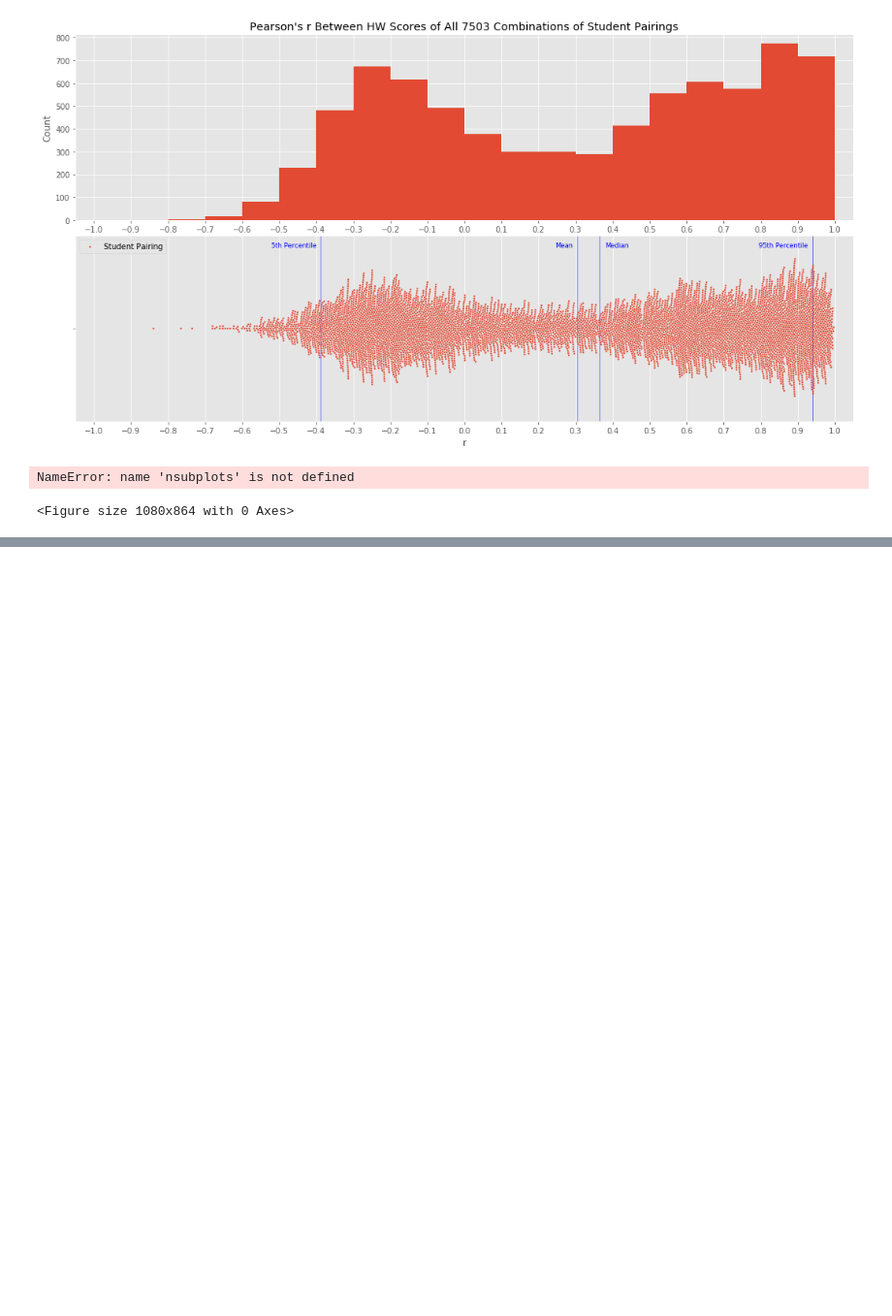
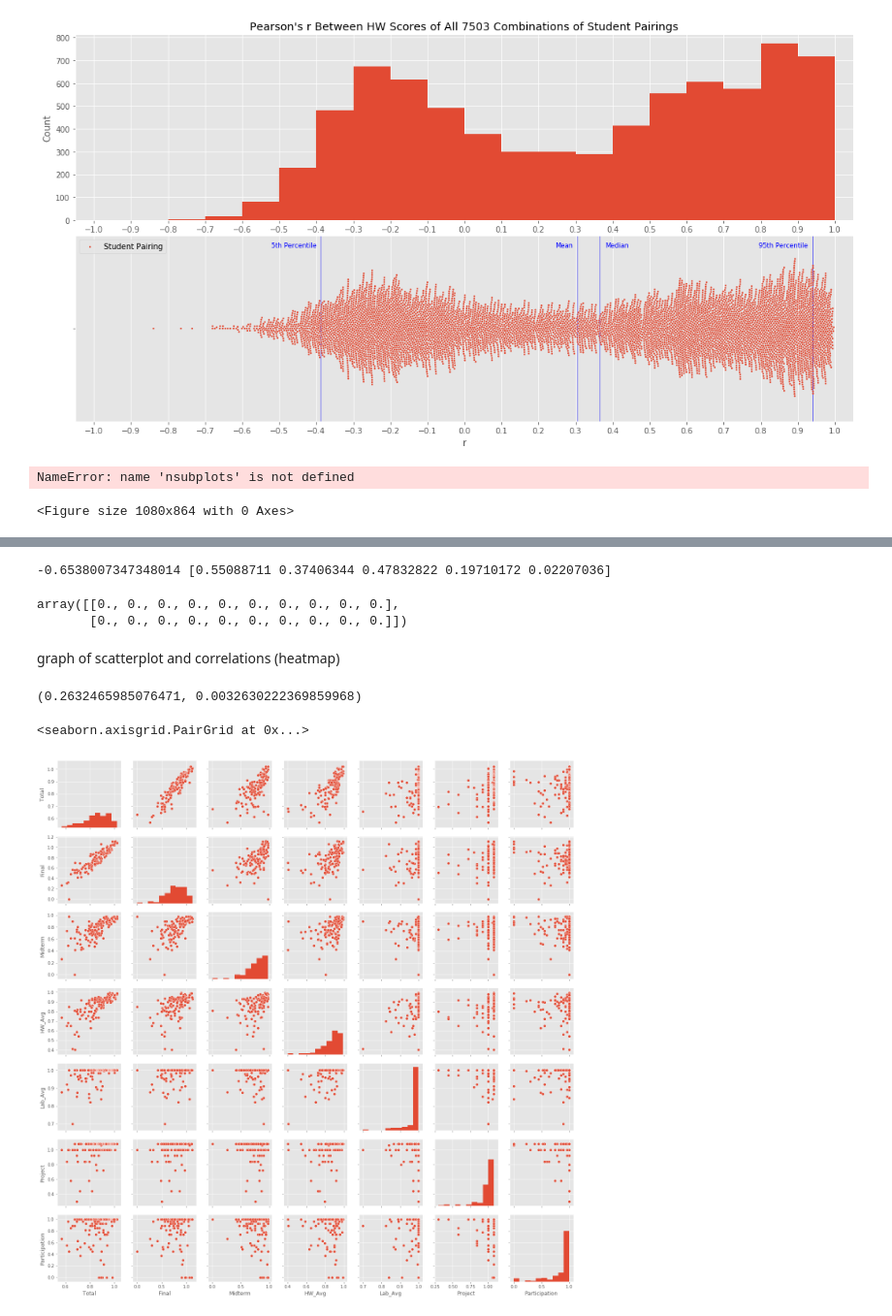
Before and after one commit to dleestat/grades, a Jupyter notebook: Grades.ipynb, the cells around one changed output, grey strips where cells are left out. Shown at 97% size. Drawn from its saved outputs; the diff is of its cells as text; code cells hidden in the pictures; blank space fills up the shorter version.

```diff
--- a/Grades.ipynb
+++ b/Grades.ipynb
@@ -131,6 +133,6 @@ However, the converse is not necessarily true. There is a chance an enrolled stu
 # %%
 # Remove students who dropped
-df = df.iloc[:df.shape[0] - tuple(df['Final'] > 0)[::-1].index(True)]
+df = df.iloc[:-tuple(df['Final'] > 0)[::-1].index(True)]
 n = df.shape[0]
 df
 # %% [output]
@@ -328,0 +337,23 @@ NameError: name 'nsubplots' is not defined
+# %%
+from sklearn.linear_model import LinearRegression
+model = LinearRegression()
+results = model.fit(X, y)
+print(model.intercept_, model.coef_)
+# %% [output]
+-0.6538007347348014 [0.55088711 0.37406344 0.47832822 0.19710172 0.02207036]
+# %%
+np.zeros((10, 2)).T
+# %% [output]
+array([[0., 0., 0., 0., 0., 0., 0., 0., 0., 0.],
+       [0., 0., 0., 0., 0., 0., 0., 0., 0., 0.]])
+# %% [markdown]
+graph of scatterplot and correlations (heatmap)
+# %%
+stats.pearsonr(df['Lab_Avg'], df['Final'])
+# %% [output]
+(0.2632465985076471, 0.0032630222369859968)
+# %%
+ sns.pairplot(df) # with correlations
+# %% [output]
+<seaborn.axisgrid.PairGrid at 0x...>
+[figure, added]
```
Also changed, not shown: parts of 13 cells of this notebook.
